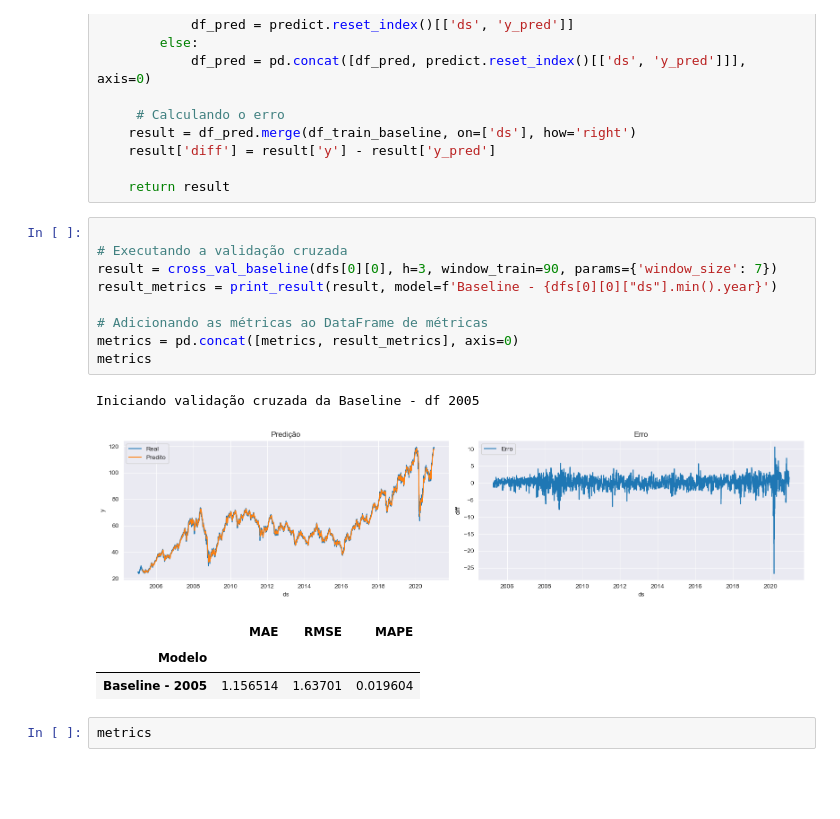
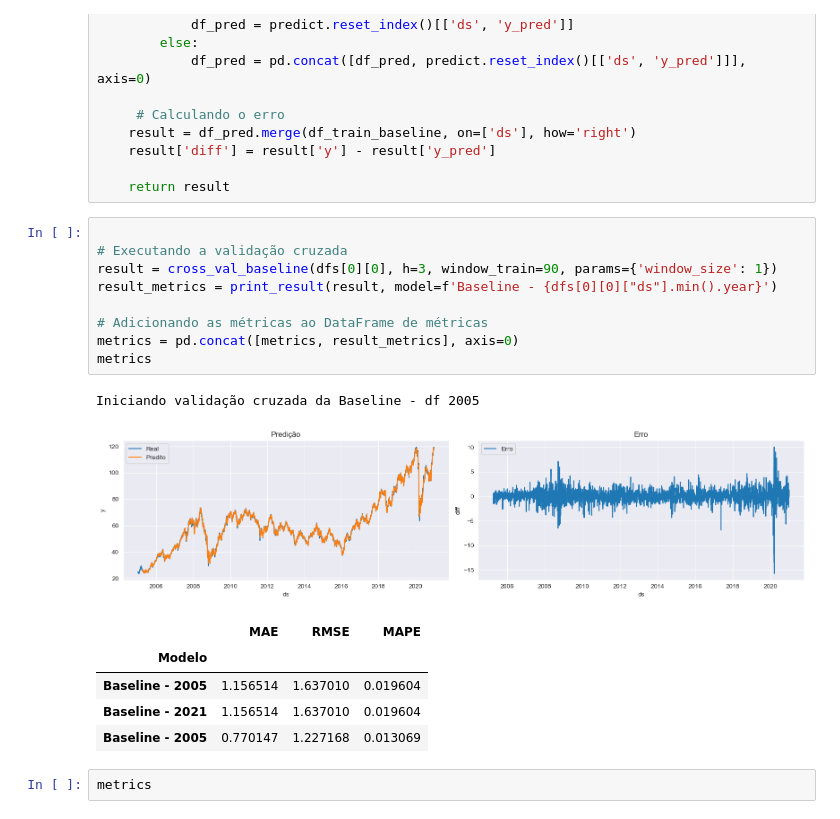
Before and after one commit to Data-Analitycs-Pos-Tech-Fiap/Ibovespa-prev, a Jupyter notebook: ibov-prev.ipynb, the cells around one changed output. Cells and saved outputs as stored; diff of their text form; blank space fills up the shorter version.

```diff
--- a/ibov-prev.ipynb
+++ b/ibov-prev.ipynb
@@ -540,18 +540,20 @@ def cross_val_baseline(df_train, h=3, window_train=90, params={'window_size': 7}
 # %%
 
 # Executando a validação cruzada
-result = cross_val_baseline(dfs[0][0], h=3, window_train=90, params={'window_size': 7})
+result = cross_val_baseline(dfs[0][0], h=3, window_train=90, params={'window_size': 1})
 result_metrics = print_result(result, model=f'Baseline - {dfs[0][0]["ds"].min().year}')
 
 # Adicionando as métricas ao DataFrame de métricas
 metrics = pd.concat([metrics, result_metrics], axis=0)
 metrics
 # %% [output]
 Iniciando validação cruzada da Baseline - df 2005
-[figure, old version]
+[figure, new version]
 |  | MAE | RMSE | MAPE |
 | Modelo |  |  |  |
-| Baseline - 2005 | 1.156514 | 1.63701 | 0.019604 |
+| Baseline - 2005 | 1.156514 | 1.637010 | 0.019604 |
+| Baseline - 2021 | 1.156514 | 1.637010 | 0.019604 |
+| Baseline - 2005 | 0.770147 | 1.227168 | 0.013069 |
 # %%
 metrics
 # %% [output]
```
Also changed, not shown: 1 other file.
